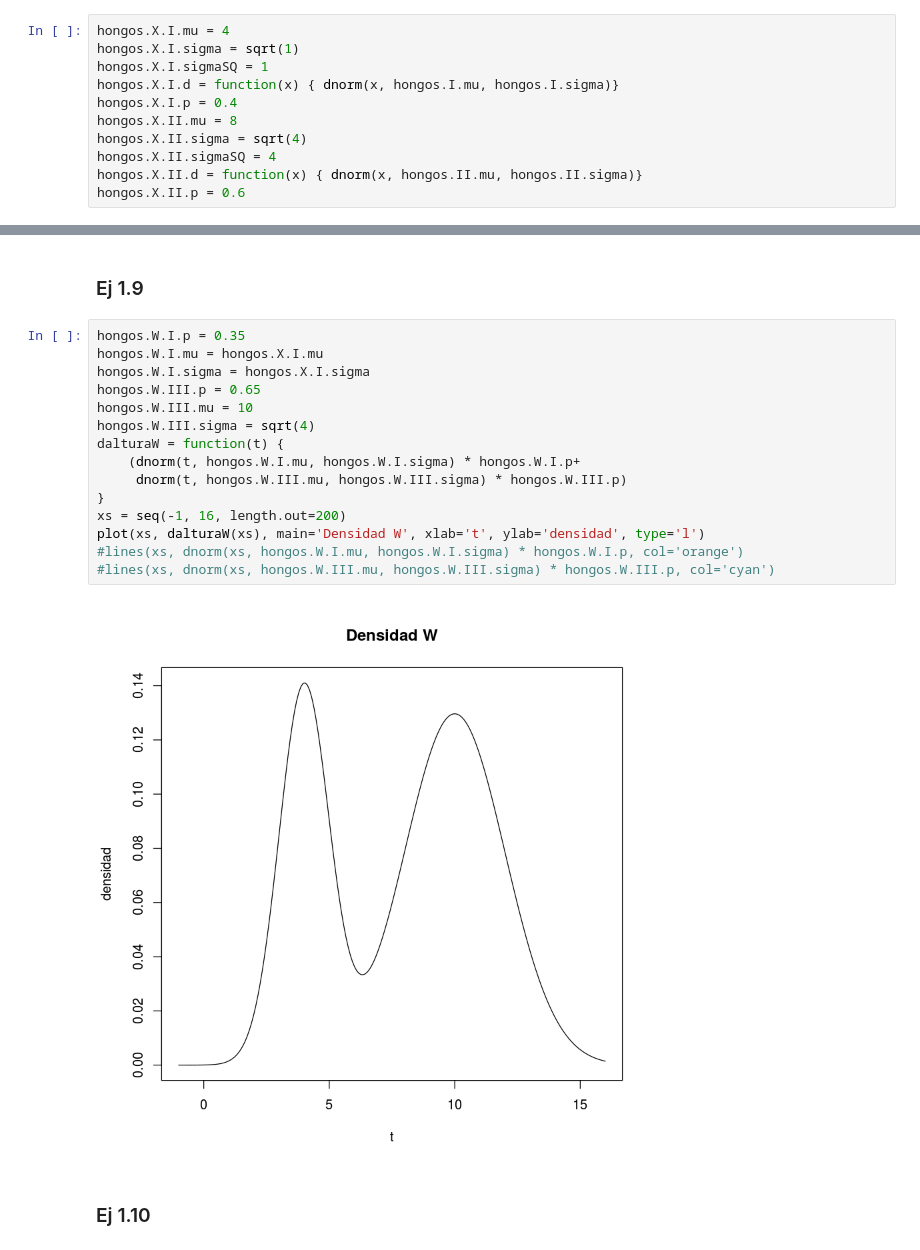
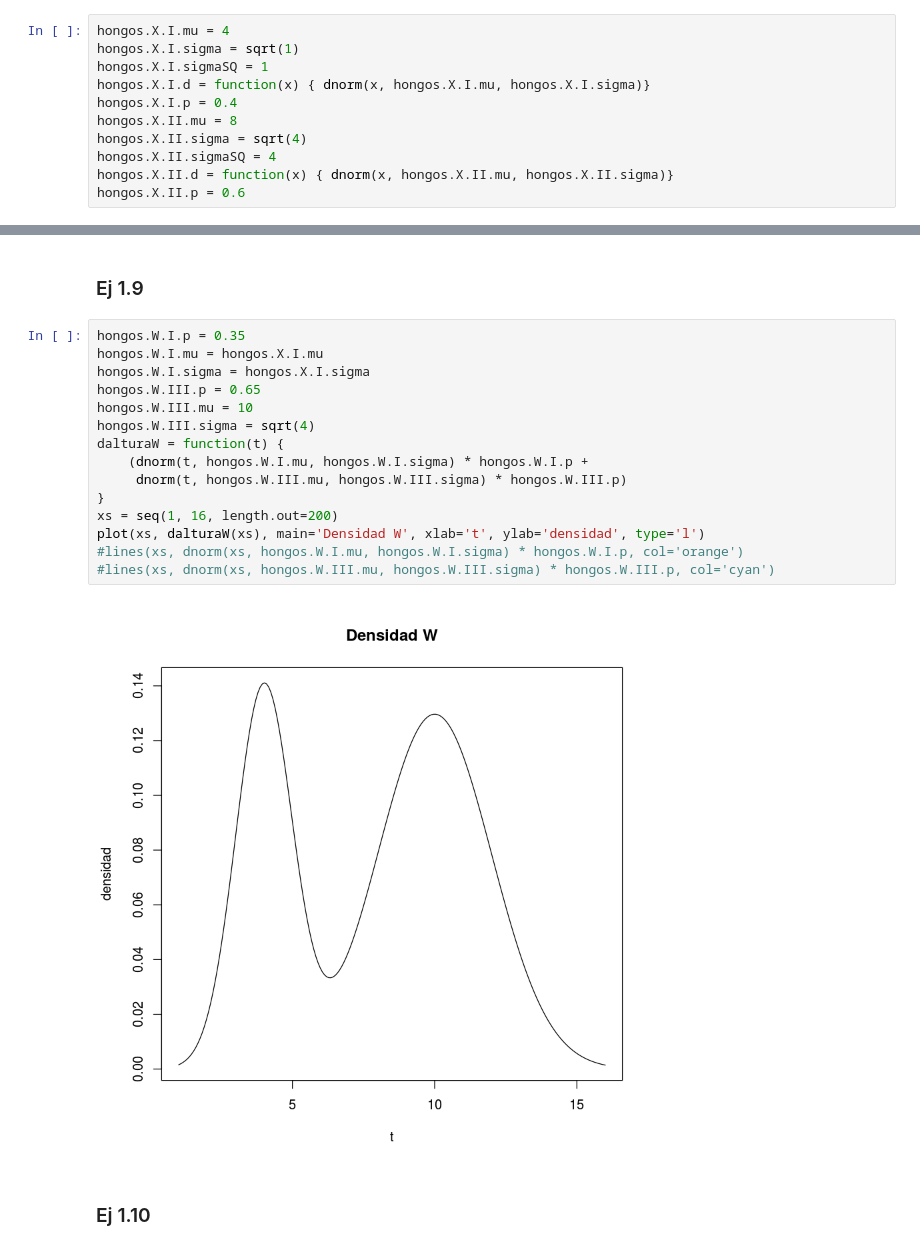
Before and after one commit to m2march/tp_final_r, a Jupyter notebook: parcial/Parcial.ipynb, the cells around one changed output, grey strips where cells are left out. Drawn from its saved outputs; the diff is of its cells as text.

```diff
--- a/parcial/Parcial.ipynb
+++ b/parcial/Parcial.ipynb
@@ -10,12 +10,12 @@ dataset_mediciones = 'http://www.ic.fcen.uba.ar/~anab/mediciones.txt'
 hongos.X.I.mu = 4
 hongos.X.I.sigma = sqrt(1)
 hongos.X.I.sigmaSQ = 1
-hongos.X.I.d = function(x) { dnorm(x, hongos.I.mu, hongos.I.sigma)}
+hongos.X.I.d = function(x) { dnorm(x, hongos.X.I.mu, hongos.X.I.sigma)}
 hongos.X.I.p = 0.4
 hongos.X.II.mu = 8
 hongos.X.II.sigma = sqrt(4)
 hongos.X.II.sigmaSQ = 4
-hongos.X.II.d = function(x) { dnorm(x, hongos.II.mu, hongos.II.sigma)}
+hongos.X.II.d = function(x) { dnorm(x, hongos.X.II.mu, hongos.X.II.sigma)}
 hongos.X.II.p = 0.6
 # %% [markdown]
 ### Ej 1.1
@@ -104,20 +106,20 @@ print(c('Error empírico medio:', hongos.class.mean_error), sep='', quote=F)
 # %%
 hongos.W.I.p = 0.35
 hongos.W.I.mu = hongos.X.I.mu
 hongos.W.I.sigma = hongos.X.I.sigma
 hongos.W.III.p = 0.65
 hongos.W.III.mu = 10
 hongos.W.III.sigma = sqrt(4)
 dalturaW = function(t) {
-    (dnorm(t, hongos.W.I.mu, hongos.W.I.sigma) * hongos.W.I.p+
+    (dnorm(t, hongos.W.I.mu, hongos.W.I.sigma) * hongos.W.I.p +
      dnorm(t, hongos.W.III.mu, hongos.W.III.sigma) * hongos.W.III.p)
 }
-xs = seq(-1, 16, length.out=200)
+xs = seq(1, 16, length.out=200)
 plot(xs, dalturaW(xs), main='Densidad W', xlab='t', ylab='densidad', type='l')
 #lines(xs, dnorm(xs, hongos.W.I.mu, hongos.W.I.sigma) * hongos.W.I.p, col='orange')
 #lines(xs, dnorm(xs, hongos.W.III.mu, hongos.W.III.sigma) * hongos.W.III.p, col='cyan')
 # %% [output]
-[figure, old version]
+[figure, new version]
 # %% [markdown]
 ### Ej 1.10
 # %%
```
Also changed, not shown: parts of 11 cells of this notebook, 1 other file.
